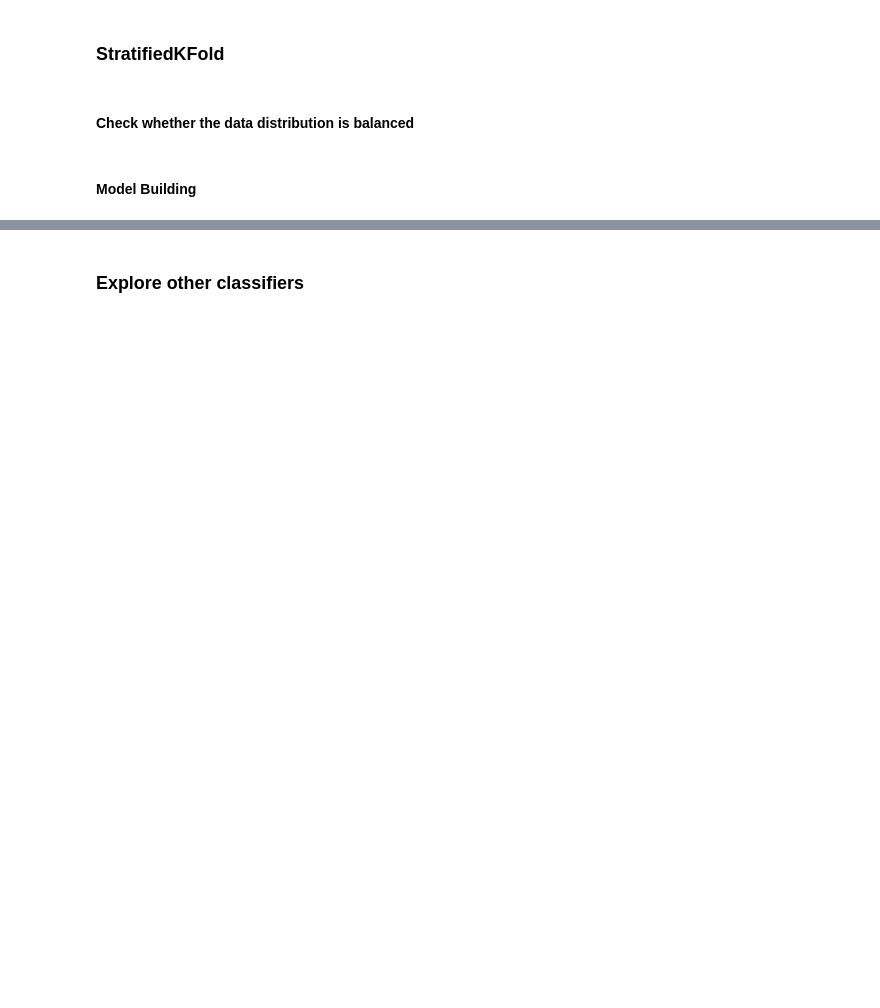
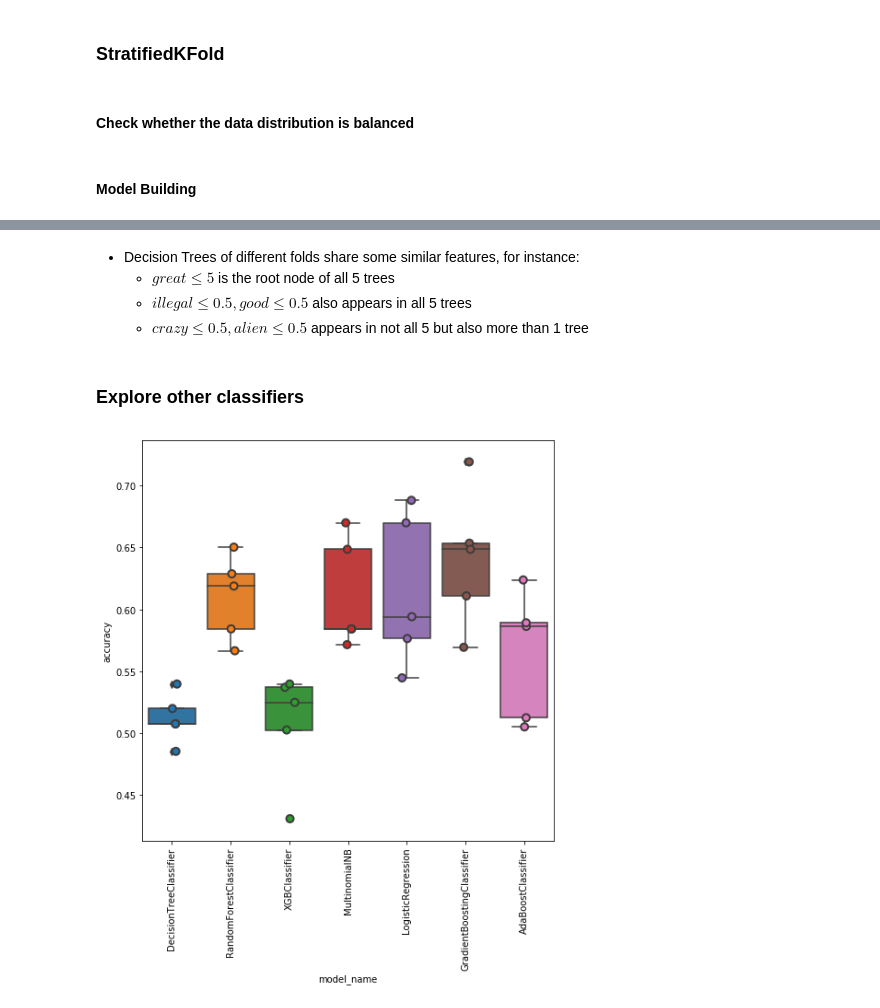
Before and after one commit to karenyyy/data_science, a Jupyter notebook: Datasci_Fall_18/ds200/Labs/lab6/lab_6.ipynb, the cells around one changed output, grey strips where cells are left out. Drawn from its saved outputs; the diff is of its cells as text; code cells hidden in the pictures; blank space fills up the shorter version.

```diff
--- a/Datasci_Fall_18/ds200/Labs/lab6/lab_6.ipynb
+++ b/Datasci_Fall_18/ds200/Labs/lab6/lab_6.ipynb
@@ -24,7 +24,8 @@ from sklearn.model_selection import train_test_split, cross_val_score, Stratifie
 # %%
 def process_text(data):
     cleaned_text = [
-        re.sub('\s+', ' ', re.sub("(@[A-Za-z0-9]+)|([^0-9A-Za-z \t])|(\w+:\/\/\S+)|^rt|[0-9]+|http.+?", '',
+        re.sub('\s+', ' ',
+               re.sub("(@[A-Za-z0-9]+)|([^0-9A-Za-z \t])|(\w+:\/\/\S+)|^rt|[0-9]+|http.+?", '',
                tweets.lower()).strip(string.punctuation).strip()) for tweets in data
         ]
     return cleaned_text
@@ -256,3 +304,8 @@ confusion_matrix is:
+# %% [markdown]
+- Decision Trees of different folds share some similar features, for instance:
+    - $great \le 5$ is the root node of all 5 trees
+    - $illegal \le 0.5, good \le 0.5$ also appears in all 5 trees
+    - $crazy \le 0.5, alien \le 0.5$ appears in not all 5 but also more than 1 tree
 # %% [markdown]
 ### Explore other classifiers
 # %%
@@ -281,17 +334,19 @@ def compare_classifiers(models, X, y):
 # %%
 models = [
     DecisionTreeClassifier(criterion = 'entropy',
                                     random_state = 100,
                                     max_depth = 15,
                                     min_samples_leaf = 2),
     RandomForestClassifier(random_state=100,
-                                 n_estimators=15,
+                                 n_estimators=50,
                                  criterion='entropy',
                                  n_jobs=4),
     XGBoostClassifier(max_depth=8, n_estimators=5),
     MultinomialNB(),
     LogisticRegression(random_state=0),
     GradientBoostingClassifier(),
     AdaBoostClassifier(n_estimators=100, learning_rate=0.1),
 ]
 compare_classifiers(models, X_vect, y)
+# %% [output]
+[figure, added]
```
Also changed, not shown: parts of 12 cells of this notebook, 45 other files.
